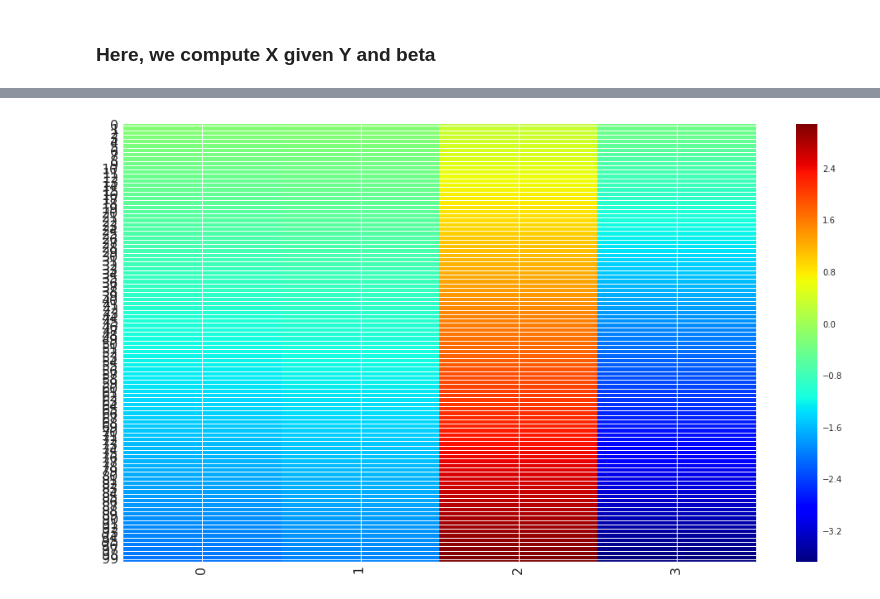
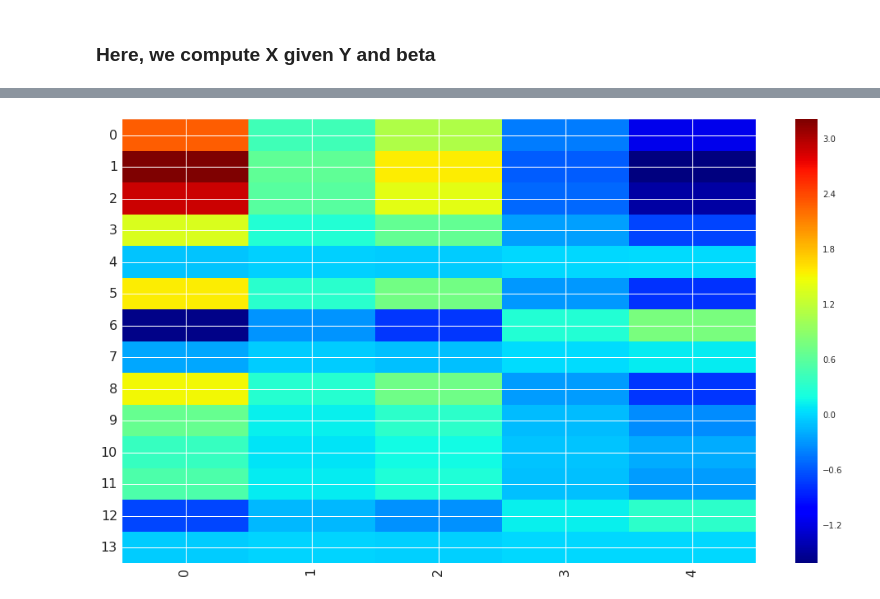
Before and after one commit to VictoriaDM/tulip, a Jupyter notebook: src/preliminary_study_on_regression.ipynb, the cells around one changed output, grey strips where cells are left out. Cells and saved outputs as stored; diff of their text form; code cells hidden in the pictures.

```diff
--- a/src/preliminary_study_on_regression.ipynb
+++ b/src/preliminary_study_on_regression.ipynb
@@ -31,6 +31,7 @@ In the files data/inhibitors/<name>_zscores_inh.json, we have stored for each ce
 inhibitor = 'MEKi'
 df = pd.read_json(open('../data/inhibitors/%s_zscores_inh.json' % inhibitor,'r').read())
 inhibitor = 'MEK'  # note that for MEK, there is an i in the filename but no in the header...
+df['one'] = [1] * 14
 df
 # %% [output]
 |  | AKT | EGFR | ERK | GSK3 | IkBa | JNK | MEK | PI3Kp85 | RPS6 | RSKp90 | SMAD2 | ... |
@@ -92,8 +93,8 @@ array([ 2.74384029,  3.84591869,  3.44858291,  1.62043943, -0.09063774,
 # %% [markdown]
 We select some measurents believed to be transcription factor
 # %%
-TFs =  ['GSK3', 'IkBa',  'ERK', 'RPS6', 'RSKp90', 'SMAD2', 'cJun', 'p38', 'mTOR']
-TFs =  [  'ERK',  'RSKp90', 'cJun', 'mTOR']
+TFs =  ['one', 'GSK3', 'IkBa',  'ERK', 'RPS6', 'RSKp90', 'SMAD2', 'cJun', 'p38', 'mTOR']
+TFs =  ['one',  'ERK',  'RSKp90', 'cJun', 'mTOR']
 #TFs = ['mTOR', 'AKT']
 X = df[TFs].as_matrix()
 X.shape
@@ -282,8 +346,3 @@ Y2 = linspace(1, 10, N)
 #        7.3890561 ,  7.3890561 ,  3.37650742,  7.3890561 ])
 # %% [markdown]
 ### Here, we compute X given Y and beta
-# %%
-def getX(Y, beta):
-    beta = np.matrix(beta)
-    betaside =  np.dot(la.pinv(np.dot(beta.T, beta)), beta.T)
-    return np.dot(betaside, np.matrix(Y))
@@ -290,9 +366,16 @@ def getX(Y, beta):
+# %%
+def getX(Y, beta):
+    betaprime = la.pinv(np.dot(np.matrix(beta), np.matrix(beta).T))
+    betaprime = np.dot(np.matrix(beta).T, betaprime)
+    # Y should be transformed here but numpy artifact ?
+    X = np.dot(np.matrix(Y).T, betaprime.T)
+    return X
 # %%
-X2 = getX(Y2, beta2)
-X2 = X2.T
-imshow(X2, aspect='auto', cmap='jet');
+X = getX(Y, beta)
+X = X
+imshow(X, aspect='auto', cmap='jet');
 # %% [output]
-[figure, old version]
+[figure, new version]
 # %%
 # Now, we perturb X and compute Y. The idea is to estimate the propagation of the errors from X to Y if
 # we know beta very well
```
Also changed, not shown: parts of 34 cells of this notebook.
